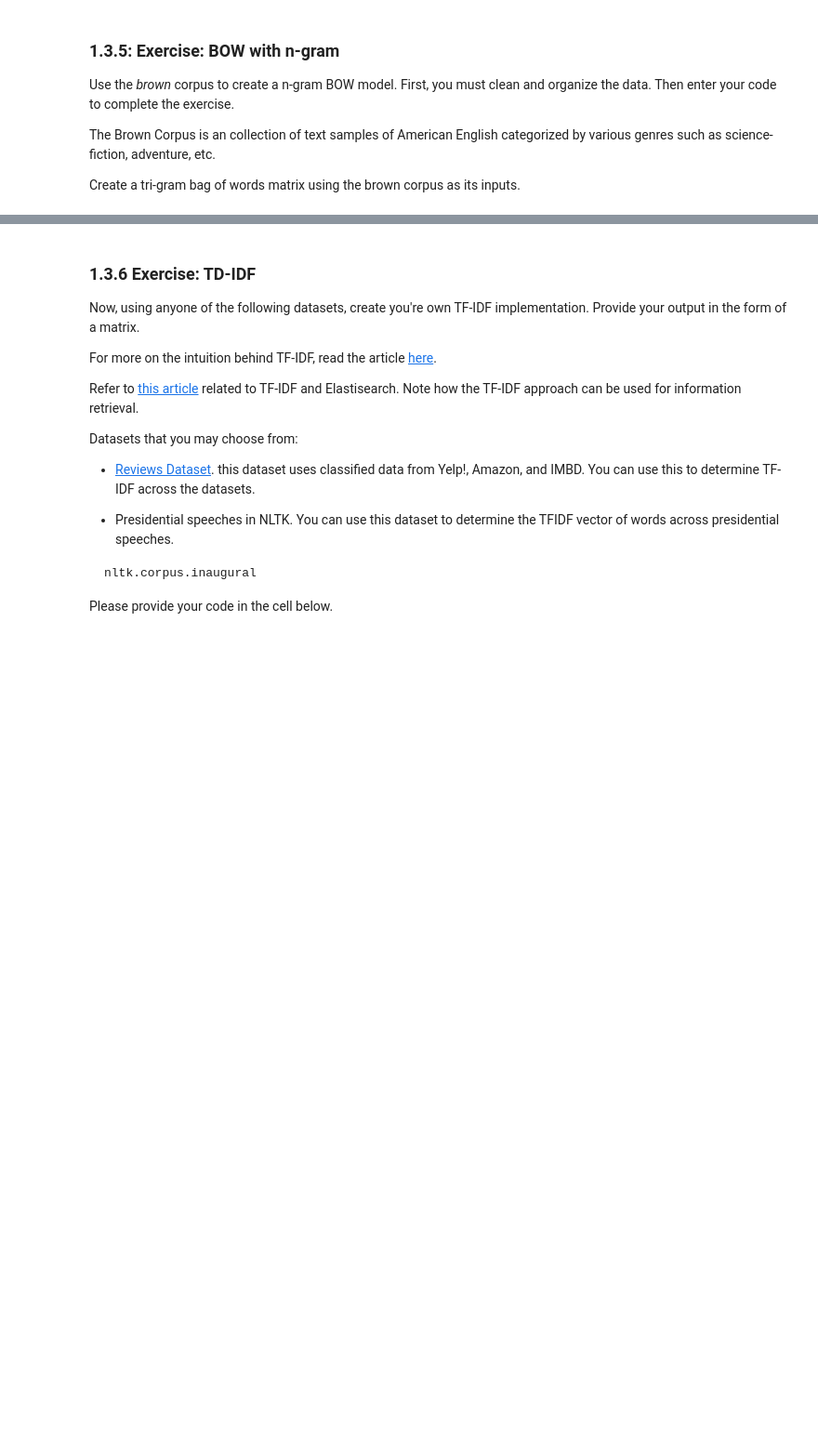
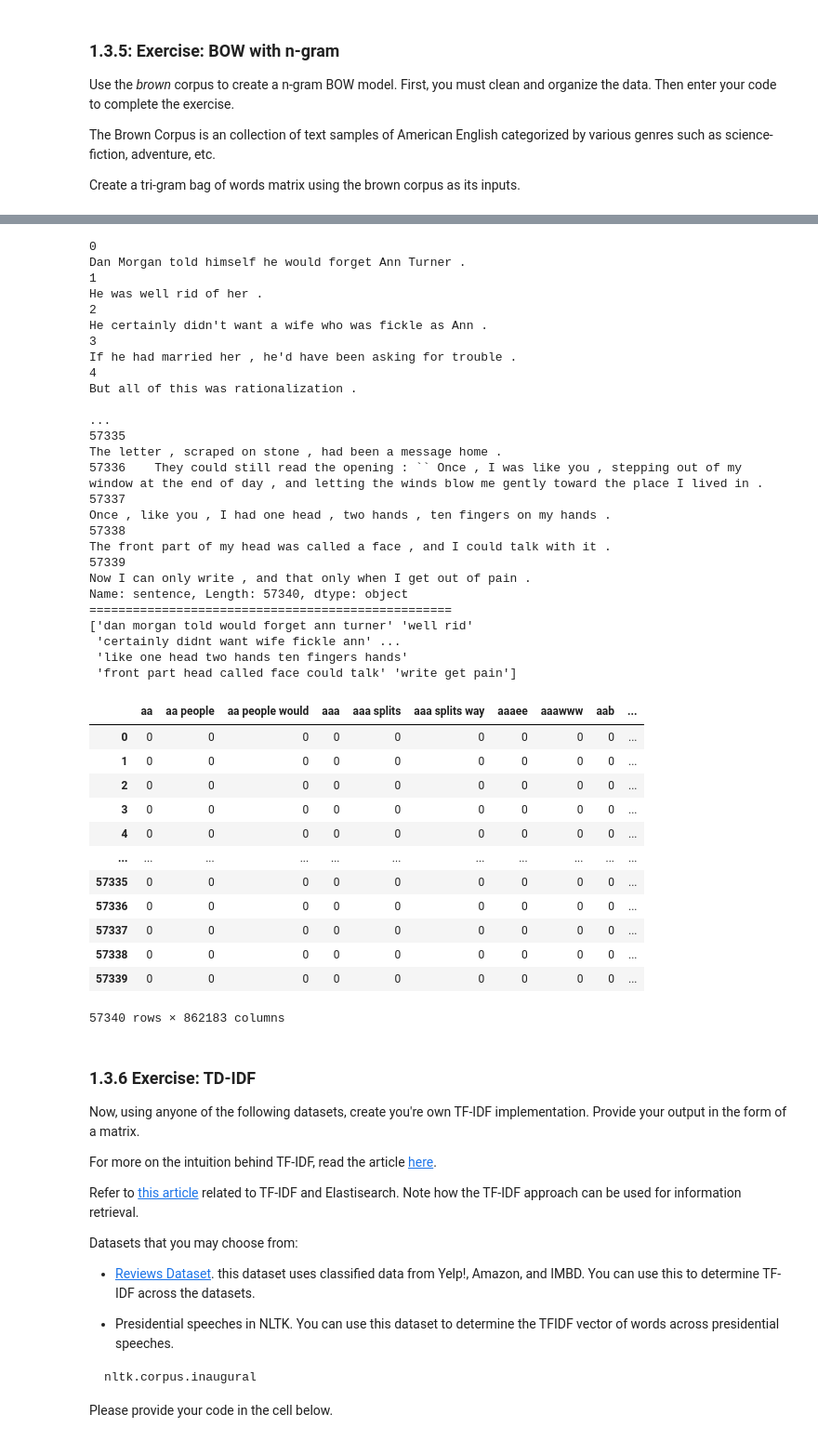
Before and after one commit to anoted/Assignment-3, a Jupyter notebook: scripts/Part I.ipynb, the cells around one changed output, grey strips where cells are left out. Shown at 93% size. Drawn from its saved outputs; the diff is of its cells as text; code cells hidden in the pictures; blank space fills up the shorter version.

```diff
--- a/scripts/Part I.ipynb
+++ b/scripts/Part I.ipynb
@@ -444,16 +463,27 @@ normalize_corpus = np.vectorize(normalize_document)
 ### START CODE HERE (REPLACE INSTANCES OF 'None' with your code) ###
 
 #create some normalized corpus from the pre-processing functiong above
-normalize_corpus = None
+#normalize_corpus = None
 
 #Using the nromalized corpus.
 #Because the brown corpus is very large,select 10,000 random records from the corpus. Set seed so you can return the same results.
-norm_corpus = normalize_corpus(None)
+norm_corpus = normalize_corpus(brown_df.sentence)
 
 #Step 2. Create a tri-gram data frame and count its frequencies
-None
+print(brown_df.sentence)
+print("="*50)
+print(norm_corpus)
+
+# Get trigrams, bigrams and unigram
+bv = CountVectorizer(ngram_range=(1, 3))
+bv_matrix = bv.fit_transform(norm_corpus)
+
+bv_matrix = bv_matrix.toarray()
+vocab = bv.get_feature_names_out() #get_feature_names_out
+pd.DataFrame(bv_matrix, columns=vocab)
 
 #print the dataframe to show the tri-gram BOW
 pd.DataFrame(bv_matrix, columns=vocab)
 
 ### END CODE HERE ###
+# %% [output]
@@ -460,3 +494,33 @@ pd.DataFrame(bv_matrix, columns=vocab)
+0                                                                                                                                   Dan Morgan told himself he would forget Ann Turner .
+1                                                                                                                                                               He was well rid of her .
+2                                                                                                                                He certainly didn't want a wife who was fickle as Ann .
+3                                                                                                                            If he had married her , he'd have been asking for trouble .
+4                                                                                                                                                  But all of this was rationalization .
+                                                                                              ...
+57335                                                                                                                          The letter , scraped on stone , had been a message home .
+57336    They could still read the opening : `` Once , I was like you , stepping out of my window at the end of day , and letting the winds blow me gently toward the place I lived in .
+57337                                                                                                           Once , like you , I had one head , two hands , ten fingers on my hands .
+57338                                                                                                           The front part of my head was called a face , and I could talk with it .
+57339                                                                                                                      Now I can only write , and that only when I get out of pain .
+Name: sentence, Length: 57340, dtype: object
+==================================================
+['dan morgan told would forget ann turner' 'well rid'
+ 'certainly didnt want wife fickle ann' ...
+ 'like one head two hands ten fingers hands'
+ 'front part head called face could talk' 'write get pain']
+|  | aa | aa people | aa people would | aaa | aaa splits | aaa splits way | aaaee | aaawww | aab | ... |
+| 0 | 0 | 0 | 0 | 0 | 0 | 0 | 0 | 0 | 0 | ... |
+| 1 | 0 | 0 | 0 | 0 | 0 | 0 | 0 | 0 | 0 | ... |
+| 2 | 0 | 0 | 0 | 0 | 0 | 0 | 0 | 0 | 0 | ... |
+| 3 | 0 | 0 | 0 | 0 | 0 | 0 | 0 | 0 | 0 | ... |
+| 4 | 0 | 0 | 0 | 0 | 0 | 0 | 0 | 0 | 0 | ... |
+| ... | ... | ... | ... | ... | ... | ... | ... | ... | ... | ... |
+| 57335 | 0 | 0 | 0 | 0 | 0 | 0 | 0 | 0 | 0 | ... |
+| 57336 | 0 | 0 | 0 | 0 | 0 | 0 | 0 | 0 | 0 | ... |
+| 57337 | 0 | 0 | 0 | 0 | 0 | 0 | 0 | 0 | 0 | ... |
+| 57338 | 0 | 0 | 0 | 0 | 0 | 0 | 0 | 0 | 0 | ... |
+| 57339 | 0 | 0 | 0 | 0 | 0 | 0 | 0 | 0 | 0 | ... |
+57340 rows × 862183 columns
 # %% [markdown]
 ### 1.3.6 Exercise: TD-IDF
 
```
Also changed, not shown: parts of 4 cells of this notebook.
